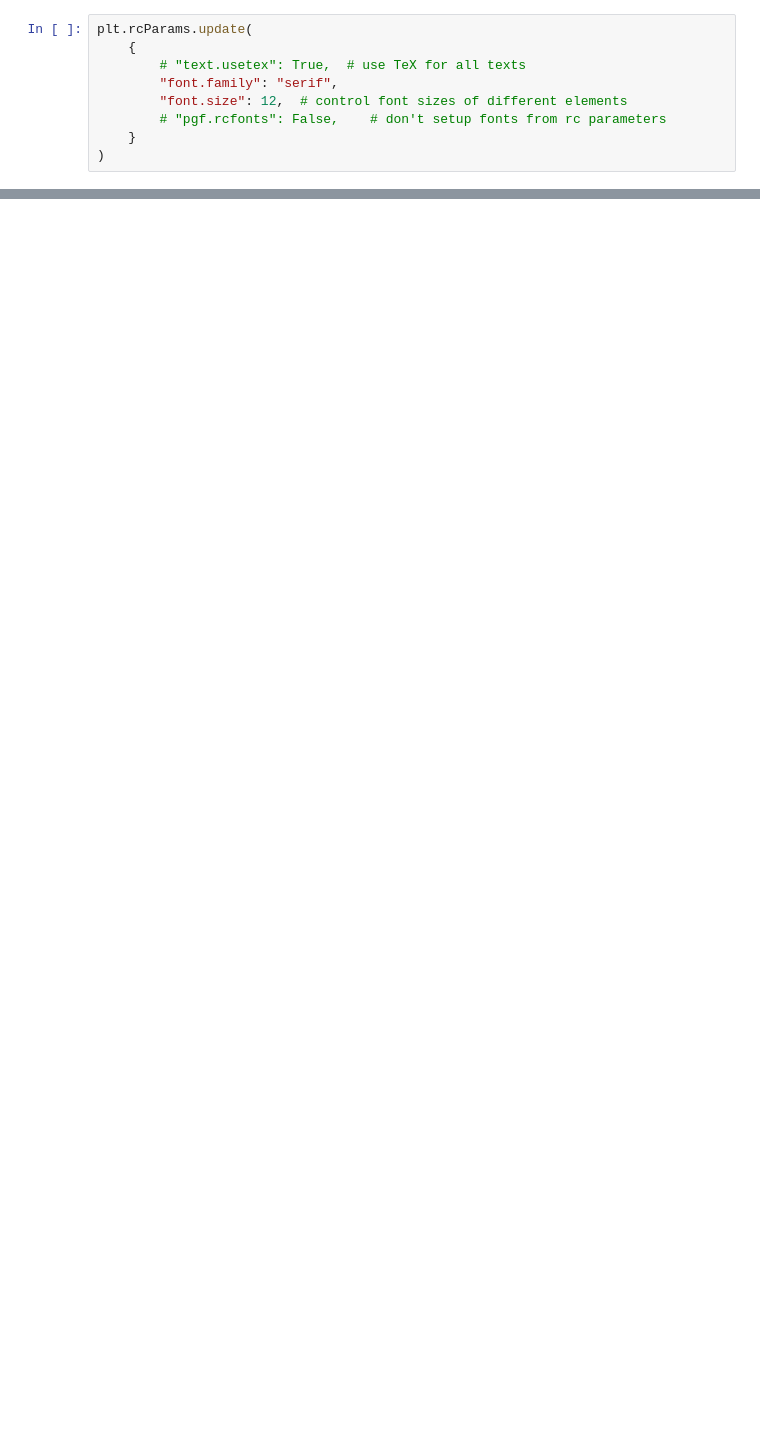
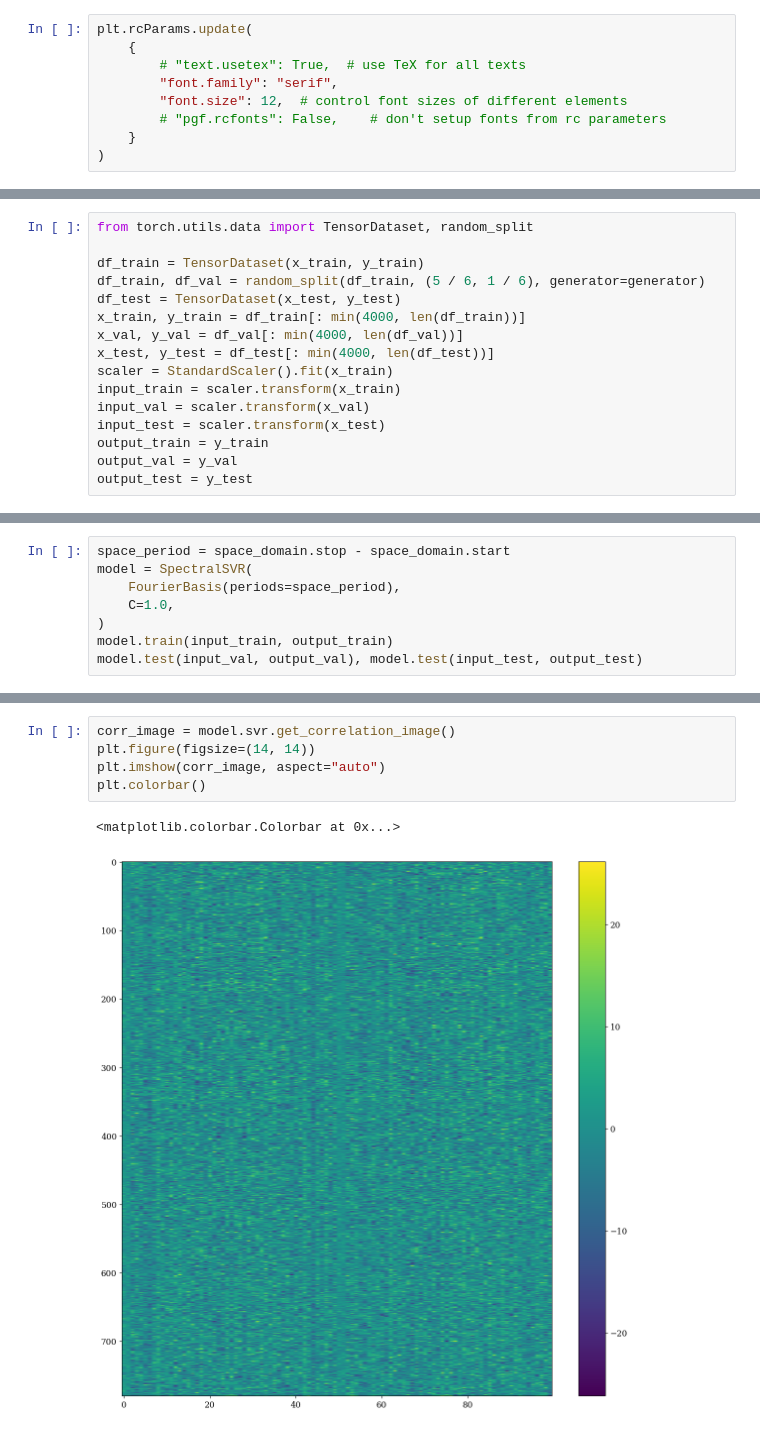
Before and after one commit to nidduzzi/SpectralSVR, a Jupyter notebook: notebooks/cases/burgers/burgers.ipynb, the cells around one changed output, grey strips where cells are left out. Cells and saved outputs as stored; diff of their text form; blank space fills up the shorter version.

```diff
--- a/notebooks/cases/burgers/burgers.ipynb
+++ b/notebooks/cases/burgers/burgers.ipynb
@@ -67,0 +139,16 @@ plt.colorbar()
+# %%
+from torch.utils.data import TensorDataset, random_split
+
+df_train = TensorDataset(x_train, y_train)
+df_train, df_val = random_split(df_train, (5 / 6, 1 / 6), generator=generator)
+df_test = TensorDataset(x_test, y_test)
+x_train, y_train = df_train[: min(4000, len(df_train))]
+x_val, y_val = df_val[: min(4000, len(df_val))]
+x_test, y_test = df_test[: min(4000, len(df_test))]
+scaler = StandardScaler().fit(x_train)
+input_train = scaler.transform(x_train)
+input_val = scaler.transform(x_val)
+input_test = scaler.transform(x_test)
+output_train = y_train
+output_val = y_val
+output_test = y_test
@@ -67,0 +159,8 @@ plt.colorbar()
+# %%
+space_period = space_domain.stop - space_domain.start
+model = SpectralSVR(
+    FourierBasis(periods=space_period),
+    C=1.0,
+)
+model.train(input_train, output_train)
+model.test(input_val, output_val), model.test(input_test, output_test)
@@ -67,0 +185,8 @@ plt.colorbar()
+# %%
+corr_image = model.svr.get_correlation_image()
+plt.figure(figsize=(14, 14))
+plt.imshow(corr_image, aspect="auto")
+plt.colorbar()
+# %% [output]
+<matplotlib.colorbar.Colorbar at 0x...>
+[figure, added]
```
Also changed, not shown: parts of 21 cells of this notebook, 9 other files.
